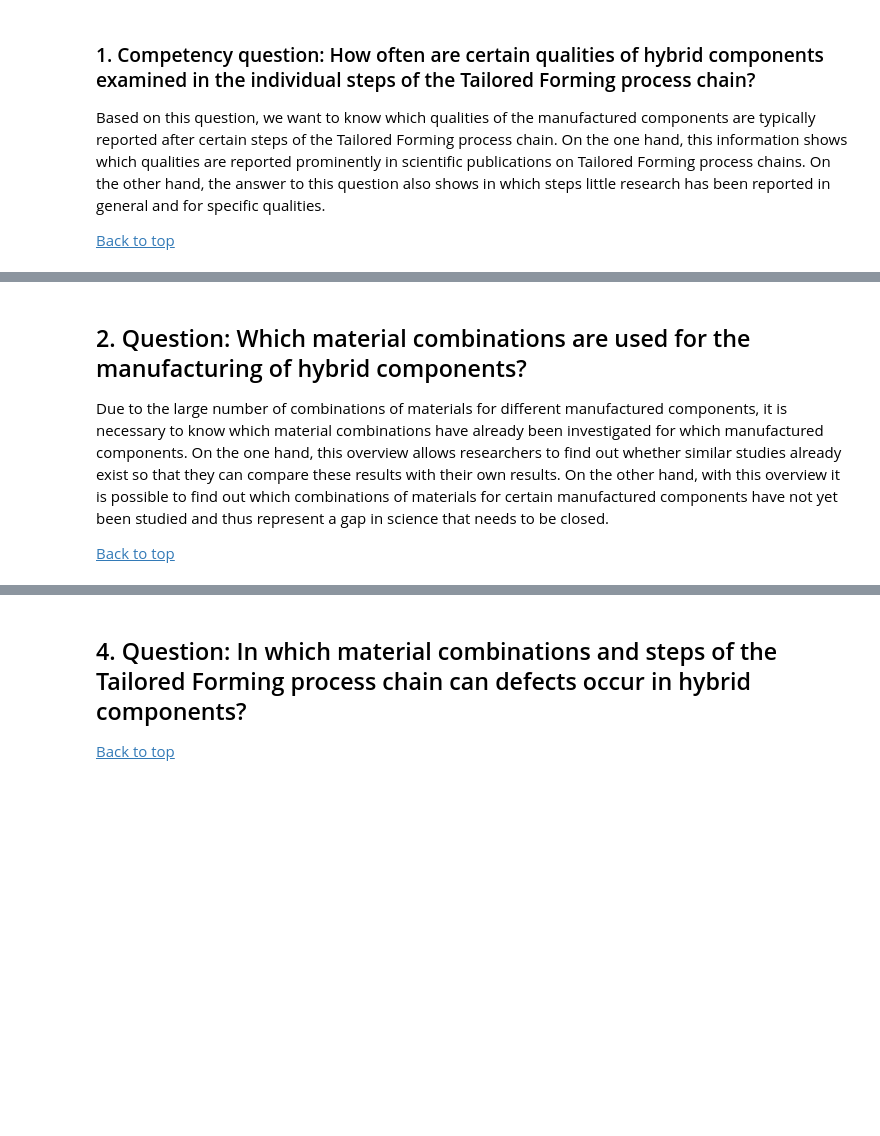
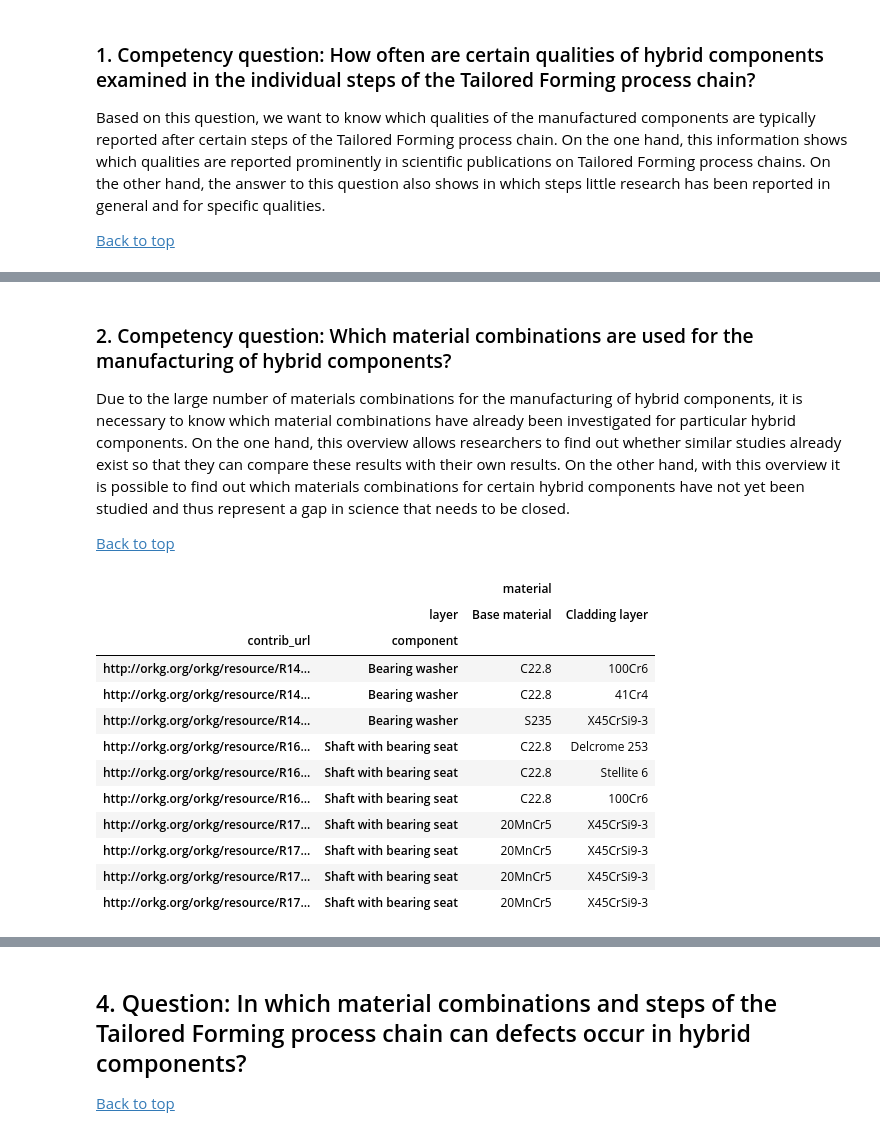
Before and after one commit to okarras/Jupyter-Notebooks, a Jupyter notebook: TailoredFormingAnalysis/tf_orkg.ipynb, the cells around one changed output, grey strips where cells are left out. Saved outputs shown, nothing was run; the diff lists cells and outputs as text; code cells hidden in the pictures; blank space fills up the shorter version.

```diff
--- a/TailoredFormingAnalysis/tf_orkg.ipynb
+++ b/TailoredFormingAnalysis/tf_orkg.ipynb
@@ -138,11 +148,27 @@ plt.show()
 # %% [markdown]
 <a id='q2'></a>
-## 2. Question: Which material combinations are used for the manufacturing of hybrid components?
-Due to the large number of combinations of materials for different manufactured components, it is necessary to know which material combinations have already been investigated for which manufactured components. On the one hand, this overview allows researchers to find out whether similar studies already exist so that they can compare these results with their own results. On the other hand, with this overview it is possible to find out which combinations of materials for certain manufactured components have not yet been studied and thus represent a gap in science that needs to be closed.
+### 2. Competency question: Which material combinations are used for the manufacturing of hybrid components?
+Due to the large number of materials combinations for the manufacturing of hybrid components, it is necessary to know which material combinations have already been investigated for particular hybrid components. On the one hand, this overview allows researchers to find out whether similar studies already exist so that they can compare these results with their own results. On the other hand, with this overview it is possible to find out which materials combinations for certain hybrid components have not yet been studied and thus represent a gap in science that needs to be closed.
 
 [Back to top](#top)
 # %%
 material_data = tf_data.loc[:,['contrib_url','layer', 'material', 'component']].drop_duplicates()
-material_data.pivot(index=['contrib_url', 'component'], columns='layer')
+material_table = material_data.pivot(index=['contrib_url', 'component'], columns='layer')
+dfi.export(material_table, 'Images/Material comincations used for the manufacturing of hybrid components.png')
+material_table
+# %% [output]
+|  |  | material |  |
+|  | layer | Base material | Cladding layer |
+| contrib_url | component |  |  |
+| http://orkg.org/orkg/resource/R14... | Bearing washer | C22.8 | 100Cr6 |
+| http://orkg.org/orkg/resource/R14... | Bearing washer | C22.8 | 41Cr4 |
+| http://orkg.org/orkg/resource/R14... | Bearing washer | S235 | X45CrSi9-3 |
+| http://orkg.org/orkg/resource/R16... | Shaft with bearing seat | C22.8 | Delcrome 253 |
+| http://orkg.org/orkg/resource/R16... | Shaft with bearing seat | C22.8 | Stellite 6 |
+| http://orkg.org/orkg/resource/R16... | Shaft with bearing seat | C22.8 | 100Cr6 |
+| http://orkg.org/orkg/resource/R17... | Shaft with bearing seat | 20MnCr5 | X45CrSi9-3 |
+| http://orkg.org/orkg/resource/R17... | Shaft with bearing seat | 20MnCr5 | X45CrSi9-3 |
+| http://orkg.org/orkg/resource/R17... | Shaft with bearing seat | 20MnCr5 | X45CrSi9-3 |
+| http://orkg.org/orkg/resource/R17... | Shaft with bearing seat | 20MnCr5 | X45CrSi9-3 |
 # %% [markdown]
 <a id='q3'></a>
```
Also changed, not shown: parts of 5 cells of this notebook, 4 other files.
